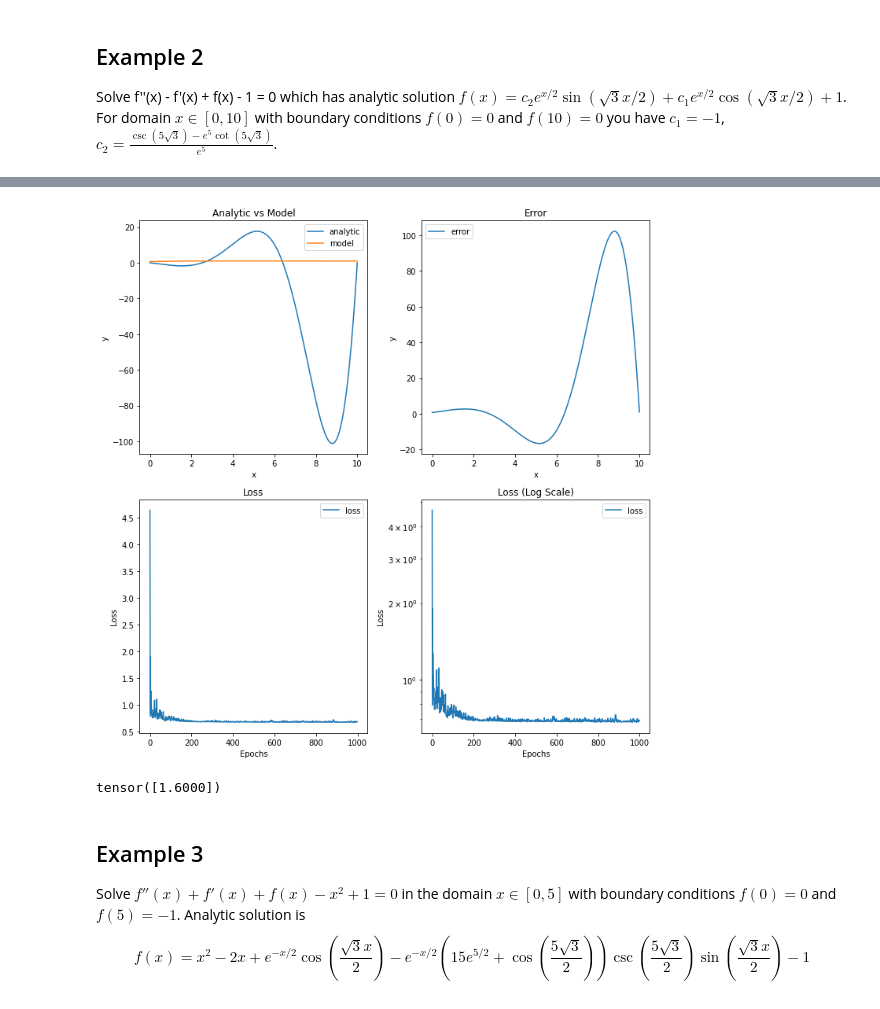
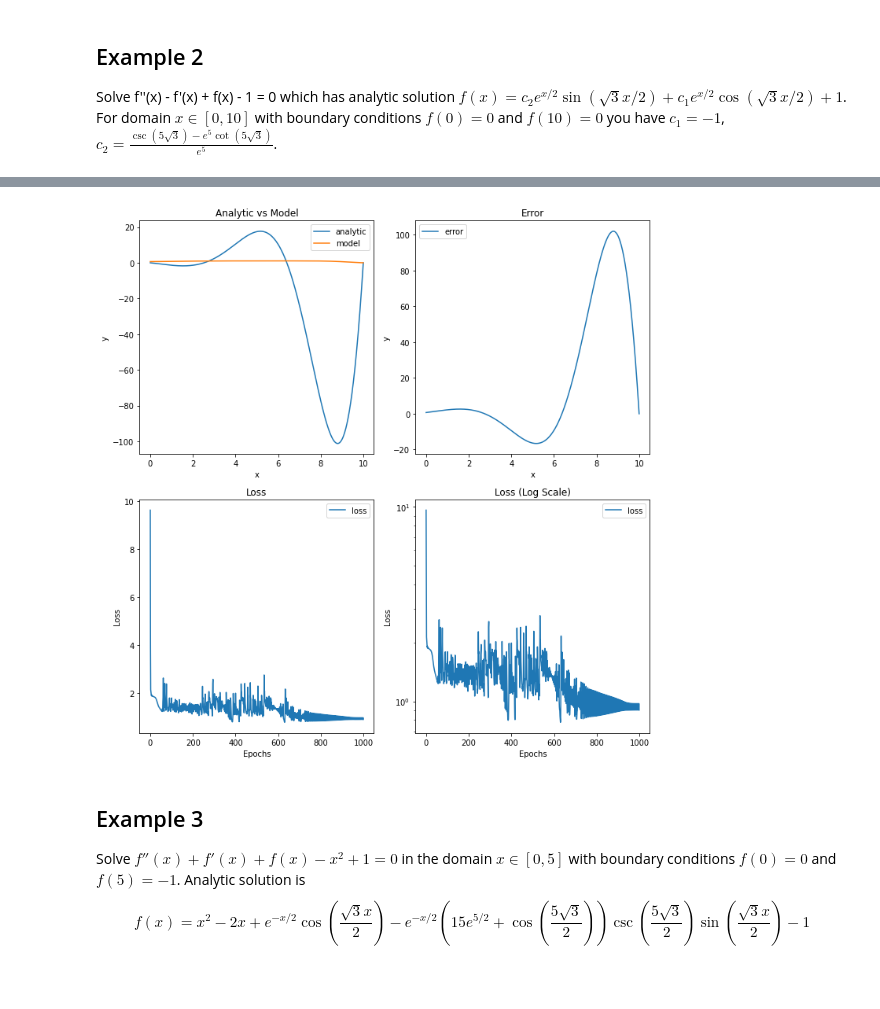
Before and after one commit to virtanenj/neural-differential-solver, a Jupyter notebook: revision.ipynb, the cells around one changed output, grey strips where cells are left out. Saved outputs shown, nothing was run; the diff lists cells and outputs as text; code cells hidden in the pictures.

```diff
--- a/revision.ipynb
+++ b/revision.ipynb
@@ -290,12 +350,12 @@ discretization = 0.01
 batch_size = 100
 batch_shuffle = False
 
-x = np.arange(x_min, x_max, discretization)
+x = np.arange(x_min, x_max+discretization, discretization)
 x_tensor = torch.from_numpy(x).float().requires_grad_(True)
 dataloader = DataLoader(x_tensor, batch_size=batch_size, shuffle=batch_shuffle)
 
 # Model
-hidden_shapes = [500, 200, 100]
+hidden_shapes = [200,200]
 input_shape = 1
 output_shape = 1
 model = DNN(input_shape, hidden_shapes, output_shape)
@@ -380,8 +440,4 @@ Epoch 1000/1000 Loss: 0.6915
-[figure, old version]
+[figure, new version]
-# %%
-torch.tensor([1.2])+0.4
-# %% [output]
-tensor([1.6000])
 # %% [markdown]
 ## Example 3
 Solve $f''(x)+f'(x)+f(x)-x^2+1=0$ in the domain $x \in [0,5]$ with boundary conditions $f(0) = 0$ and $f(5) = -1$. Analytic solution is
```
Also changed, not shown: parts of 6 cells of this notebook.
